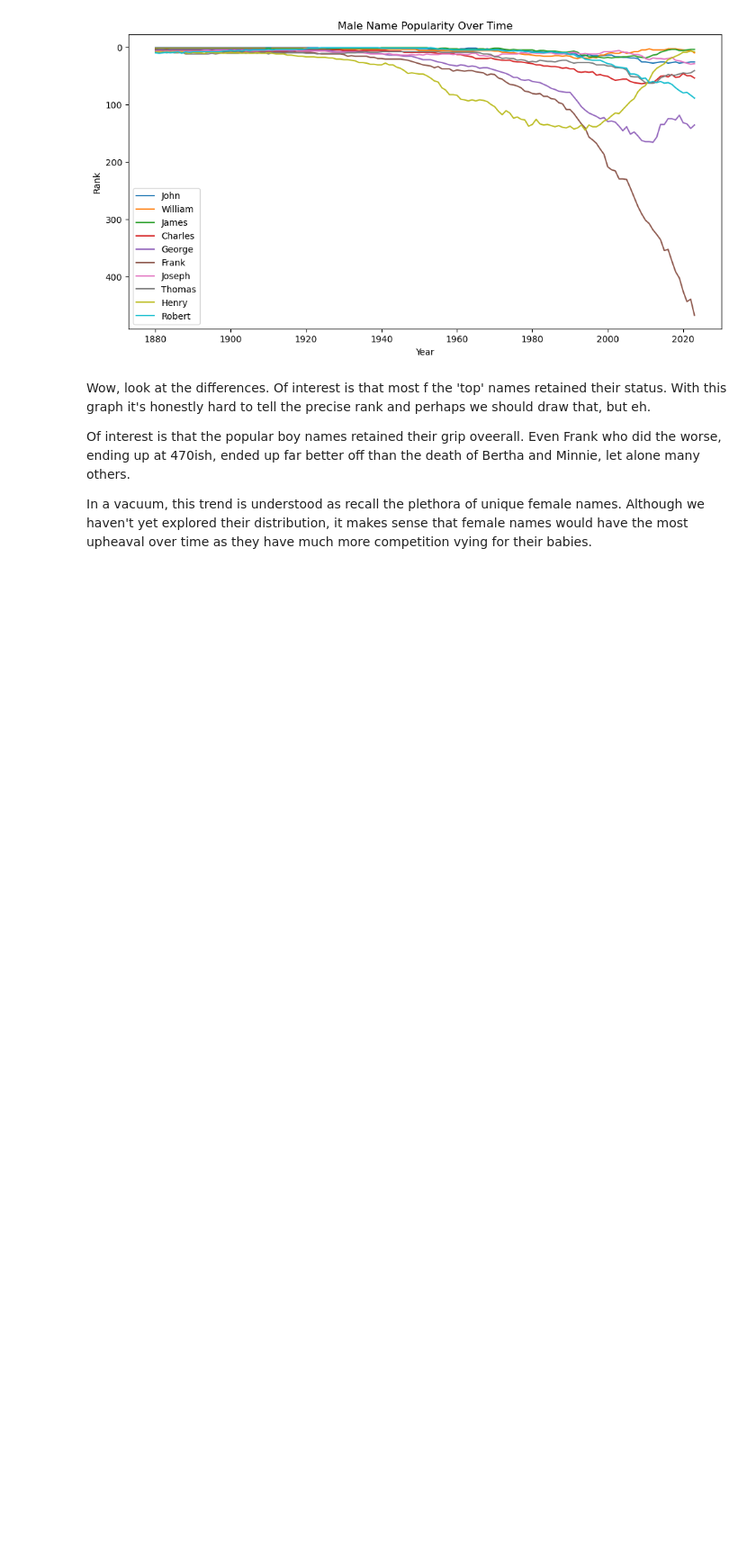
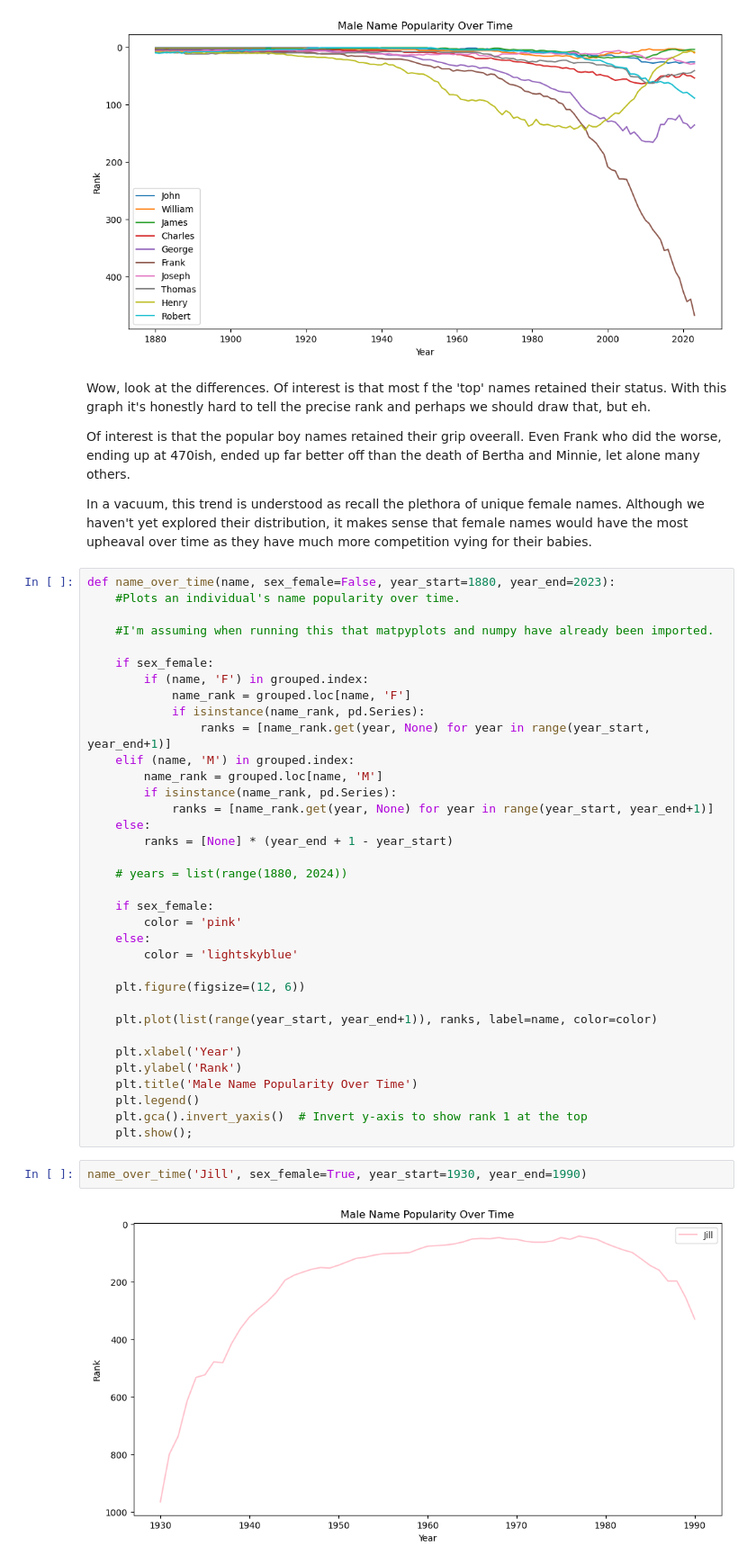
Before and after one commit to bwolff26/name_study, a Jupyter notebook: code/ceda_i.ipynb, the cells around one changed output. Shown: that part at 90% size. Saved outputs shown, nothing was run; the diff lists cells and outputs as text; blank space fills up the shorter version.

Commit message:
Individual name popularity over time function

```diff
--- a/code/ceda_i.ipynb
+++ b/code/ceda_i.ipynb
@@ -301,3 +301,42 @@ Wow, look at the differences. Of interest is that most f the 'top' names retaine
 Of interest is that the popular boy names retained their grip oveerall. Even Frank who did the worse, ending up at 470ish, ended up far better off than the death of Bertha and Minnie, let alone many others.
 
 In a vacuum, this trend is understood as recall the plethora of unique female names. Although we haven't yet explored their distribution, it makes sense that female names would have the most upheaval over time as they have much more competition vying for their babies.
+# %%
+def name_over_time(name, sex_female=False, year_start=1880, year_end=2023):
+    #Plots an individual's name popularity over time.
+
+    #I'm assuming when running this that matpyplots and numpy have already been imported.
+
+    if sex_female:
+        if (name, 'F') in grouped.index:
+            name_rank = grouped.loc[name, 'F']
+            if isinstance(name_rank, pd.Series):
+                ranks = [name_rank.get(year, None) for year in range(year_start, year_end+1)]
+    elif (name, 'M') in grouped.index:
+        name_rank = grouped.loc[name, 'M']
+        if isinstance(name_rank, pd.Series):
+            ranks = [name_rank.get(year, None) for year in range(year_start, year_end+1)]
+    else:
+        ranks = [None] * (year_end + 1 - year_start)
+
+    # years = list(range(1880, 2024))
+
+    if sex_female:
+        color = 'pink'
+    else:
+        color = 'lightskyblue'
+
+    plt.figure(figsize=(12, 6))
+
+    plt.plot(list(range(year_start, year_end+1)), ranks, label=name, color=color)
+
+    plt.xlabel('Year')
+    plt.ylabel('Rank')
+    plt.title('Male Name Popularity Over Time')
+    plt.legend()
+    plt.gca().invert_yaxis()  # Invert y-axis to show rank 1 at the top
+    plt.show();
+# %%
+name_over_time('Jill', sex_female=True, year_start=1930, year_end=1990)
+# %% [output]
+[figure, added]
```
